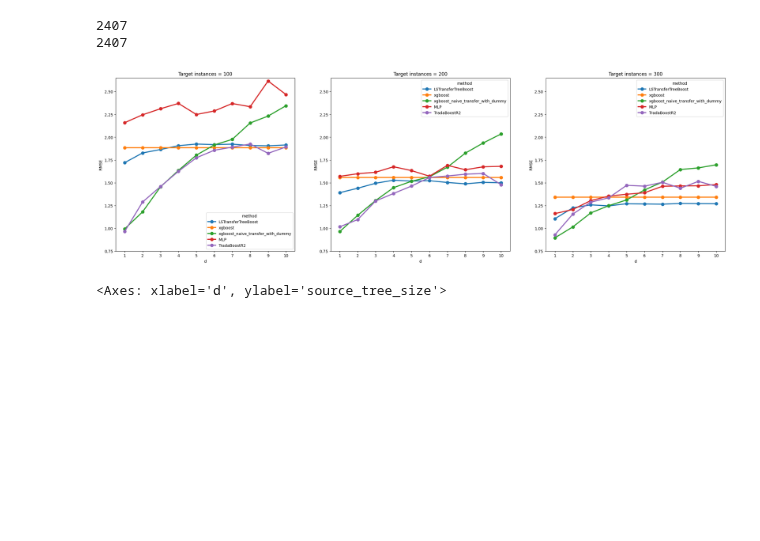
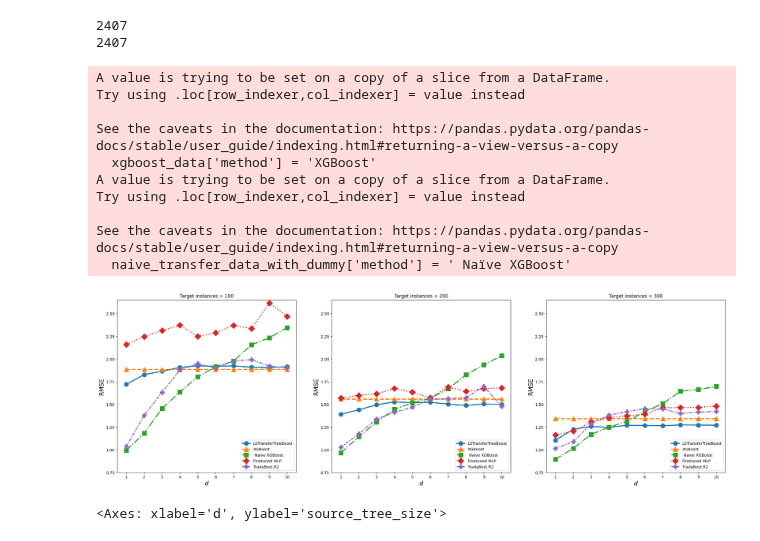
Before and after one commit to DageBjorne/transfertreeboost, a Jupyter notebook: experiments/viz.ipynb, the cells around one changed output. Cells and saved outputs as stored; diff of their text form; code cells hidden in the pictures; blank space fills up the shorter version.

```diff
--- a/experiments/viz.ipynb
+++ b/experiments/viz.ipynb
@@ -28,9 +28,13 @@ def topk_per_d_per_method(data, config_cols, k=5):
     return topk_d, topk_df
 # %%
 mlp_data = pd.read_csv('../results/MLP_ablation_friedman.csv')
+mlp_data['method'] = 'Finetuned MLP'
 print(len(mlp_data))
 mlp_data = mlp_data.drop_duplicates()
 print(len(mlp_data))
+
+tradaboost_data = pd.read_csv('../results/trada_ablation_friedman.csv')
+tradaboost_data['method'] = 'TradaBost.R2'
 # %% [output]
 2407
 2407
@@ -42,8 +46,10 @@ best_LSTransferTreeBoost, best_params_for_us = topk_per_d_per_method(
 )
 data = pd.read_csv('results/xgboost_ablation_friedman.csv')
 xgboost_data = data[data['method'] == 'xgboost']
+xgboost_data['method'] = 'XGBoost'
 naive_transfer_data = data[data['method'] == 'xgboost_naive_transfer']
 naive_transfer_data_with_dummy = data[data['method'] == 'xgboost_naive_transfer_with_dummy']
+naive_transfer_data_with_dummy['method'] = ' Naïve XGBoost'
 
 best_XGBoost, _ = topk_per_d_per_method(
     xgboost_data,
@@ -56,42 +62,79 @@ best_naive_transfer, _ = topk_per_d_per_method(
 ['target_instances', 'd', 'v', 'target_tree_size'], k=5
 )
 """
 
 best_naive_transfer_with_dummy, _ = topk_per_d_per_method(
     naive_transfer_data_with_dummy,
 ['target_instances', 'd', 'v', 'target_tree_size'], k=5
 )
 
 
 best_mlp, _ = topk_per_d_per_method(
-    f'../results/MLP_ablation_friedman.csv',
+    mlp_data,
 ['target_instances', 'd', 'base_lr','fine_tuning_lr','dropout_rate','batch_norm'], k=5
 )
 
 
 best_tradaboost, _ = topk_per_d_per_method(
-    f'../results/trada_ablation_friedman.csv',
+    tradaboost_data,
 ['target_instances', 'd', 'n_estimators','lr','tree_size'], k=5
 )
 
 target_instances_list = [100,200,300]
 df = pd.concat([best_LSTransferTreeBoost, best_XGBoost])
 #df = pd.concat([df, best_naive_transfer])
 df = pd.concat([df, best_naive_transfer_with_dummy])
 df = pd.concat([df, best_mlp])
 df = pd.concat([df, best_tradaboost])
 i=0
+from matplotlib.lines import Line2D
+
 plt.figure(figsize = (28,8))
 for target_instances in target_instances_list:
-        plt.subplot(1,3,i+1)
-        sns.pointplot(data = df[df['target_instances'] == target_instances], x = 'd', y = 'rmse', hue = 'method', errorbar=None)
-        plt.ylabel('RMSE')
-        plt.title(f'Target instances = {target_instances}')
-        plt.ylim([0.75,2.65])
-        i+=1
+    plt.subplot(1,3,i+1)
+    sns.pointplot(data = df[df['target_instances'] == target_instances], x = 'd', y = 'rmse', hue = 'method', errorbar=None,
+                    markers=['o', '^', 's', 'D', 'P'], markersize=10, linestyles=['-', '--', '-.', ':', (0, (3, 1, 1, 1))])
+
+    # grab the current legend
+    handles, labels = plt.gca().get_legend_handles_labels()
+
+    # rebuild legend with longer lines
+    new_handles = []
+    for h in handles:
+        if isinstance(h, Line2D):
+            new_handles.append(Line2D(
+                [0], [0],
+                color=h.get_color(),
+                linestyle=h.get_linestyle(),
+                marker=h.get_marker(),
+                markersize=10,
+                linewidth=2,
+            ))
+        else:
+            new_handles.append(h)
+
+    plt.legend(new_handles, labels, handlelength=3, handletextpad=0.5)  # increase handlelength to "extend" line
+    plt.legend(loc="lower right")
+    plt.gca().set_xlabel('$d$', fontsize=16)
+    plt.gca().set_ylabel('RMSE', fontsize=16)
+    #plt.ylabel('RMSE')
+    plt.title(f'Target instances = {target_instances}')
+    plt.ylim([0.75,2.65])
+    i+=1
+plt.savefig('vizes/friedman.png', dpi = 300, bbox_inches = 'tight', pad_inches = 0.1)
 plt.show()
 # %% [output]
+A value is trying to be set on a copy of a slice from a DataFrame.
+Try using .loc[row_indexer,col_indexer] = value instead
+
+See the caveats in the documentation: https://pandas.pydata.org/pandas-docs/stable/user_guide/indexing.html#returning-a-view-versus-a-copy
+  xgboost_data['method'] = 'XGBoost'
+A value is trying to be set on a copy of a slice from a DataFrame.
+Try using .loc[row_indexer,col_indexer] = value instead
+
+See the caveats in the documentation: https://pandas.pydata.org/pandas-docs/stable/user_guide/indexing.html#returning-a-view-versus-a-copy
+  naive_transfer_data_with_dummy['method'] = ' Naïve XGBoost'
-[figure, old version]
+[figure, new version]
 # %%
 sns.lineplot(data = best_params_for_us, x = 'd', y = 'source_tree_size', errorbar=None)
 # %% [output]
```
Also changed, not shown: 1 other file.
